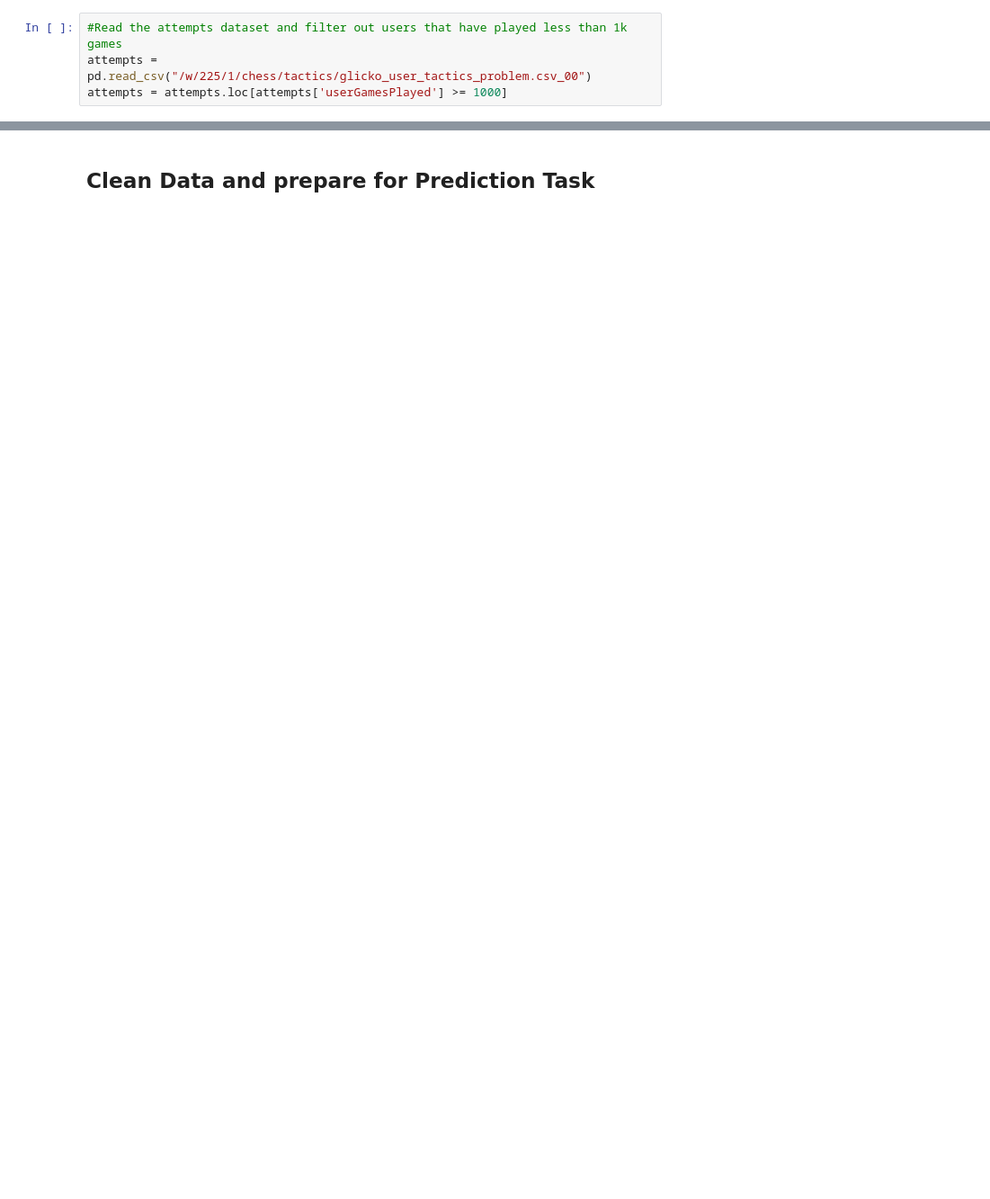
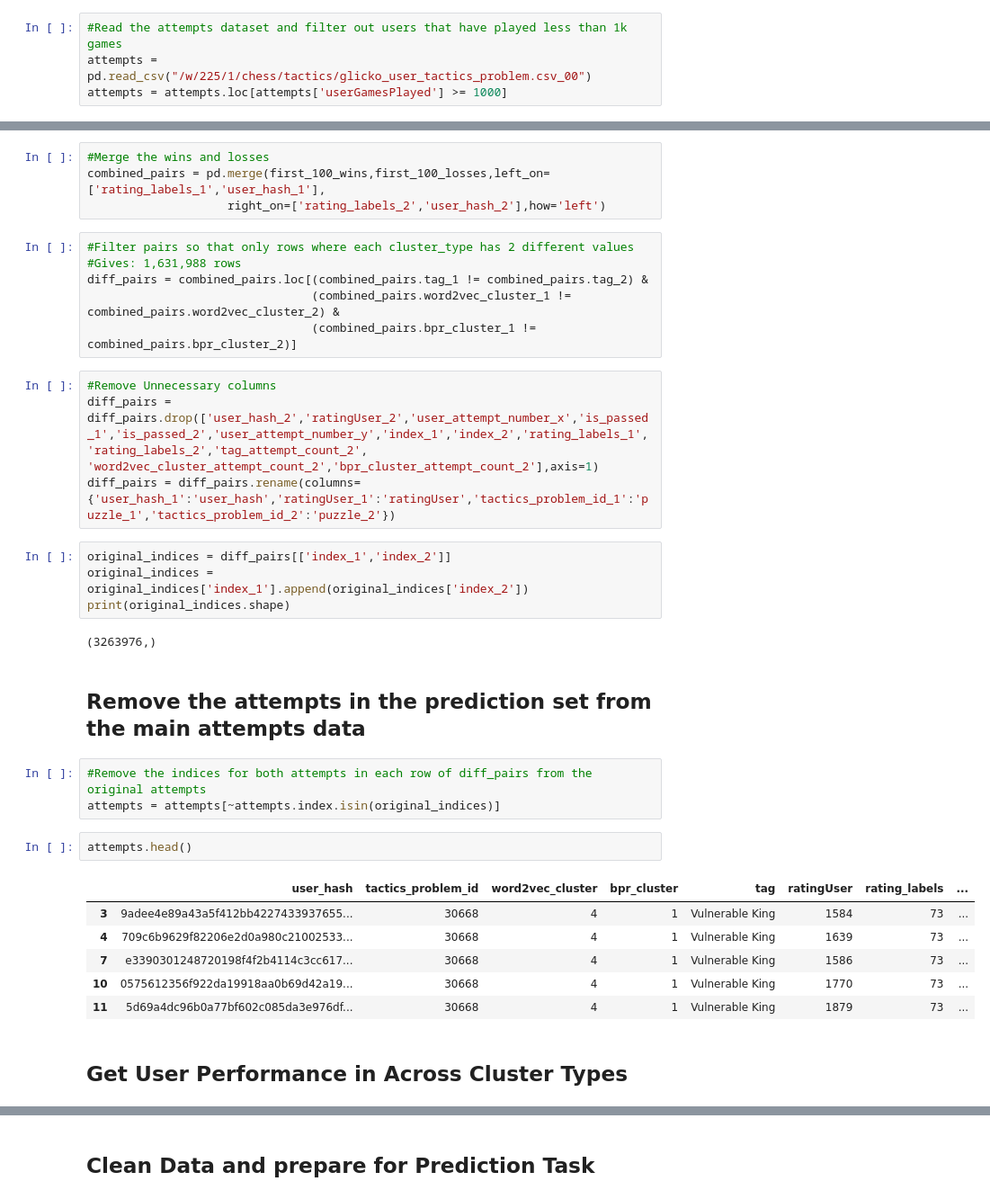
Before and after one commit to CSSLab/chess_dim_skill, a Jupyter notebook: src/PredDatasetCreation.ipynb, the cells around one changed output, grey strips where cells are left out. Shown at 90% size. Cells and saved outputs as stored; diff of their text form; blank space fills up the shorter version.

```diff
--- a/src/PredDatasetCreation.ipynb
+++ b/src/PredDatasetCreation.ipynb
@@ -106,0 +122,36 @@ for user in tqdm(users):
+# %%
+#Merge the wins and losses
+combined_pairs = pd.merge(first_100_wins,first_100_losses,left_on=['rating_labels_1','user_hash_1'],
+                    right_on=['rating_labels_2','user_hash_2'],how='left')
+# %%
+#Filter pairs so that only rows where each cluster_type has 2 different values
+#Gives: 1,631,988 rows
+diff_pairs = combined_pairs.loc[(combined_pairs.tag_1 != combined_pairs.tag_2) &
+                                (combined_pairs.word2vec_cluster_1 != combined_pairs.word2vec_cluster_2) &
+                                (combined_pairs.bpr_cluster_1 != combined_pairs.bpr_cluster_2)]
+# %%
+#Remove Unnecessary columns
+diff_pairs = diff_pairs.drop(['user_hash_2','ratingUser_2','user_attempt_number_x','is_passed_1','is_passed_2','user_attempt_number_y','index_1','index_2','rating_labels_1','rating_labels_2','tag_attempt_count_2', 'word2vec_cluster_attempt_count_2','bpr_cluster_attempt_count_2'],axis=1)
+diff_pairs = diff_pairs.rename(columns={'user_hash_1':'user_hash','ratingUser_1':'ratingUser','tactics_problem_id_1':'puzzle_1','tactics_problem_id_2':'puzzle_2'})
+# %%
+original_indices = diff_pairs[['index_1','index_2']]
+original_indices = original_indices['index_1'].append(original_indices['index_2'])
+print(original_indices.shape)
+# %% [output]
+(3263976,)
+# %% [markdown]
+<h2>Remove the attempts in the prediction set from the main attempts data</h2>
+# %%
+#Remove the indices for both attempts in each row of diff_pairs from the original attempts
+attempts = attempts[~attempts.index.isin(original_indices)]
+# %%
+attempts.head()
+# %% [output]
+|  | user_hash | tactics_problem_id | word2vec_cluster | bpr_cluster | tag | ratingUser | rating_labels | ... |
+| 3 | 9adee4e89a43a5f412bb4227433937655... | 30668 | 4 | 1 | Vulnerable King | 1584 | 73 | ... |
+| 4 | 709c6b9629f82206e2d0a980c21002533... | 30668 | 4 | 1 | Vulnerable King | 1639 | 73 | ... |
+| 7 | e3390301248720198f4f2b4114c3cc617... | 30668 | 4 | 1 | Vulnerable King | 1586 | 73 | ... |
+| 10 | 0575612356f922da19918aa0b69d42a19... | 30668 | 4 | 1 | Vulnerable King | 1770 | 73 | ... |
+| 11 | 5d69a4dc96b0a77bf602c085da3e976df... | 30668 | 4 | 1 | Vulnerable King | 1879 | 73 | ... |
+# %% [markdown]
+<h2>Get User Performance in Across Cluster Types</h2>
```
Also changed, not shown: parts of 38 cells of this notebook.
